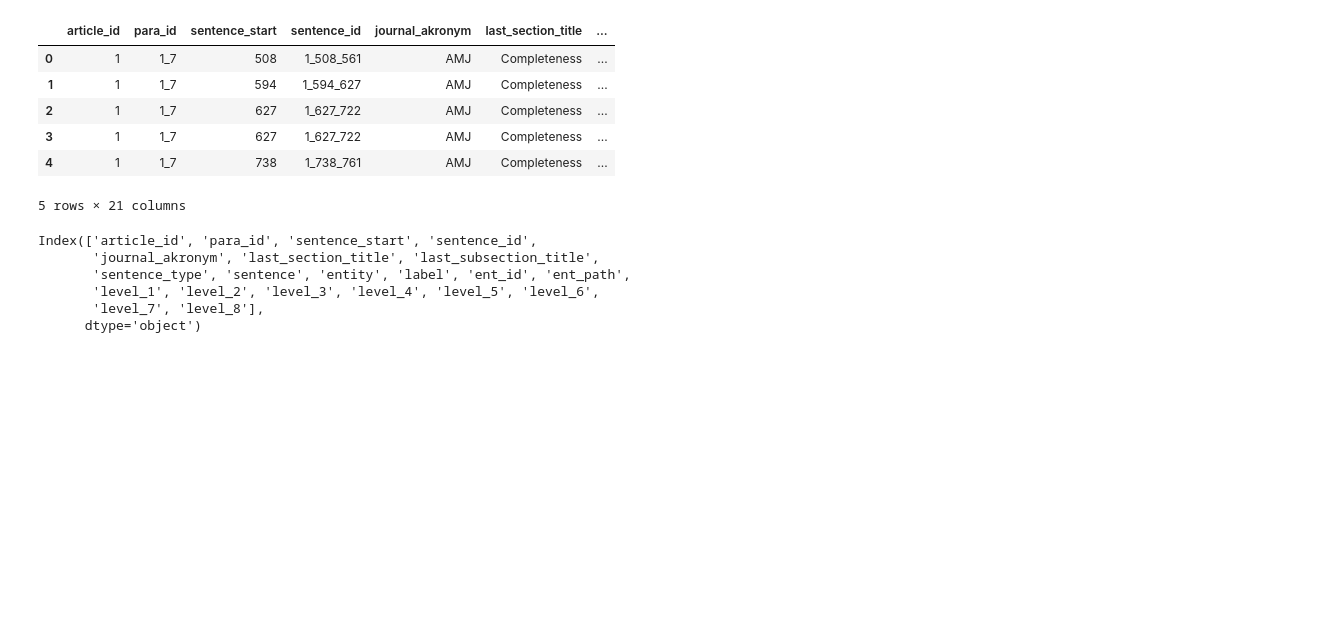
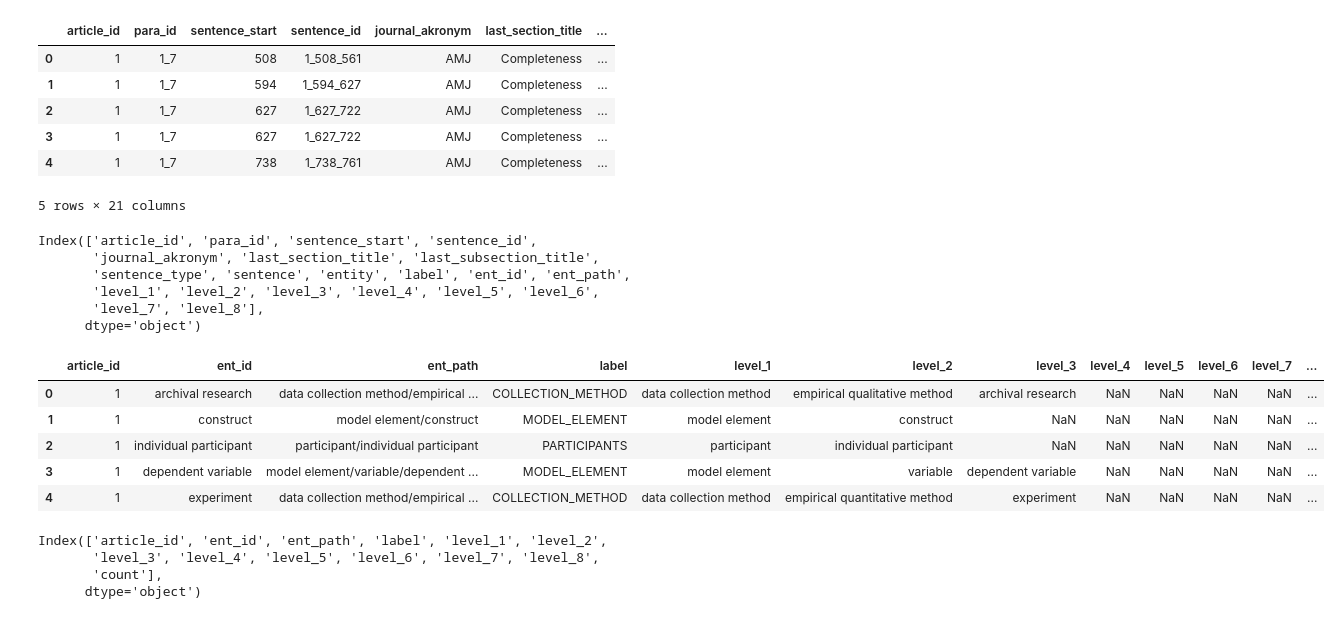
Before and after one commit to luisa2795/datawarehouse_for_SLR, a Jupyter notebook: EDA/EDA_entities.ipynb, the cells around one changed output. Drawn from its saved outputs; the diff is of its cells as text; code cells hidden in the pictures; blank space fills up the shorter version.

```diff
--- a/EDA/EDA_entities.ipynb
+++ b/EDA/EDA_entities.ipynb
@@ -23,3 +29,22 @@ Index(['article_id', 'para_id', 'sentence_start', 'sentence_id',
        'level_1', 'level_2', 'level_3', 'level_4', 'level_5', 'level_6',
        'level_7', 'level_8'],
       dtype='object')
+# %%
+#load data
+ent_count=pd.read_csv('C:/Users/luisa/Documents/BIPM_2/DWH4SLR/reports/entity_count_per_paper.csv')
+
+ent_count.head()
+# %% [output]
+|  | article_id | ent_id | ent_path | label | level_1 | level_2 | level_3 | level_4 | level_5 | level_6 | level_7 | ... |
+| 0 | 1 | archival research | data collection method/empirical ... | COLLECTION_METHOD | data collection method | empirical qualitative method | archival research | NaN | NaN | NaN | NaN | ... |
+| 1 | 1 | construct | model element/construct | MODEL_ELEMENT | model element | construct | NaN | NaN | NaN | NaN | NaN | ... |
+| 2 | 1 | individual participant | participant/individual participant | PARTICIPANTS | participant | individual participant | NaN | NaN | NaN | NaN | NaN | ... |
+| 3 | 1 | dependent variable | model element/variable/dependent ... | MODEL_ELEMENT | model element | variable | dependent variable | NaN | NaN | NaN | NaN | ... |
+| 4 | 1 | experiment | data collection method/empirical ... | COLLECTION_METHOD | data collection method | empirical quantitative method | experiment | NaN | NaN | NaN | NaN | ... |
+# %%
+ent_count.columns
+# %% [output]
+Index(['article_id', 'ent_id', 'ent_path', 'label', 'level_1', 'level_2',
+       'level_3', 'level_4', 'level_5', 'level_6', 'level_7', 'level_8',
+       'count'],
+      dtype='object')
```
Also changed, not shown: parts of 3 cells of this notebook, 3 other files.
